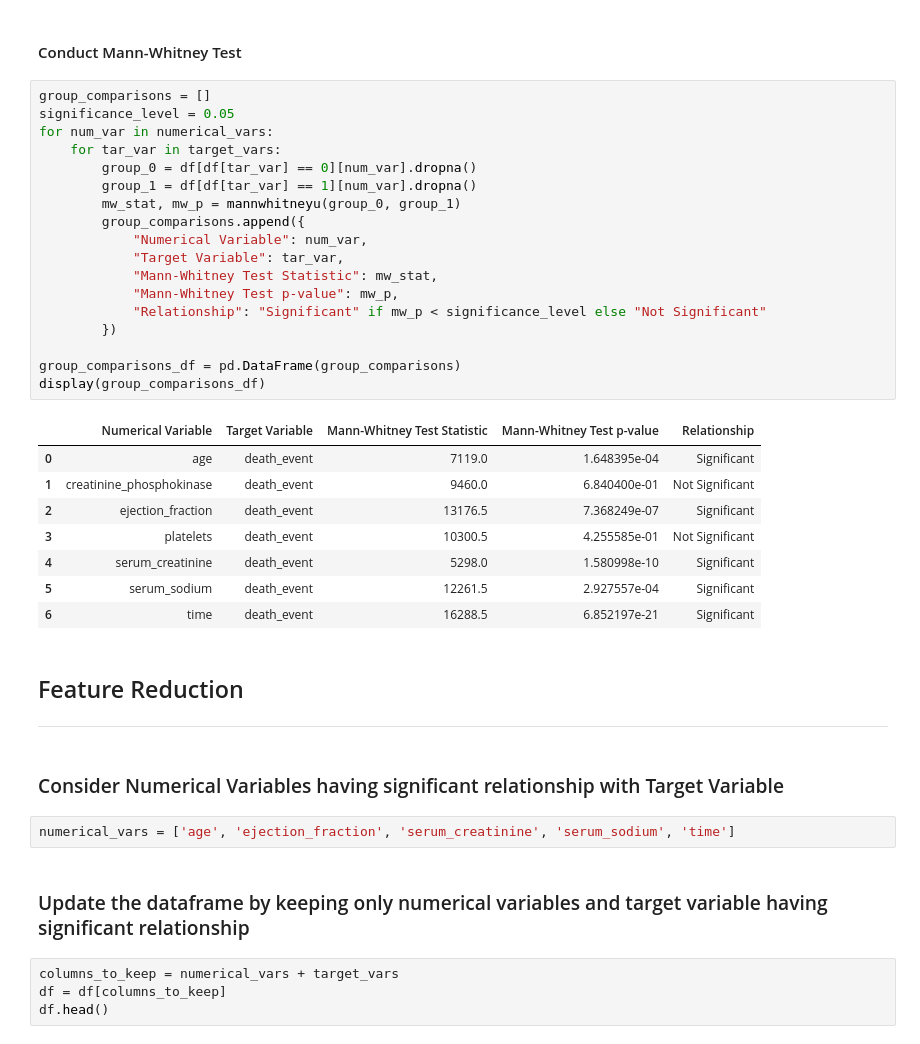
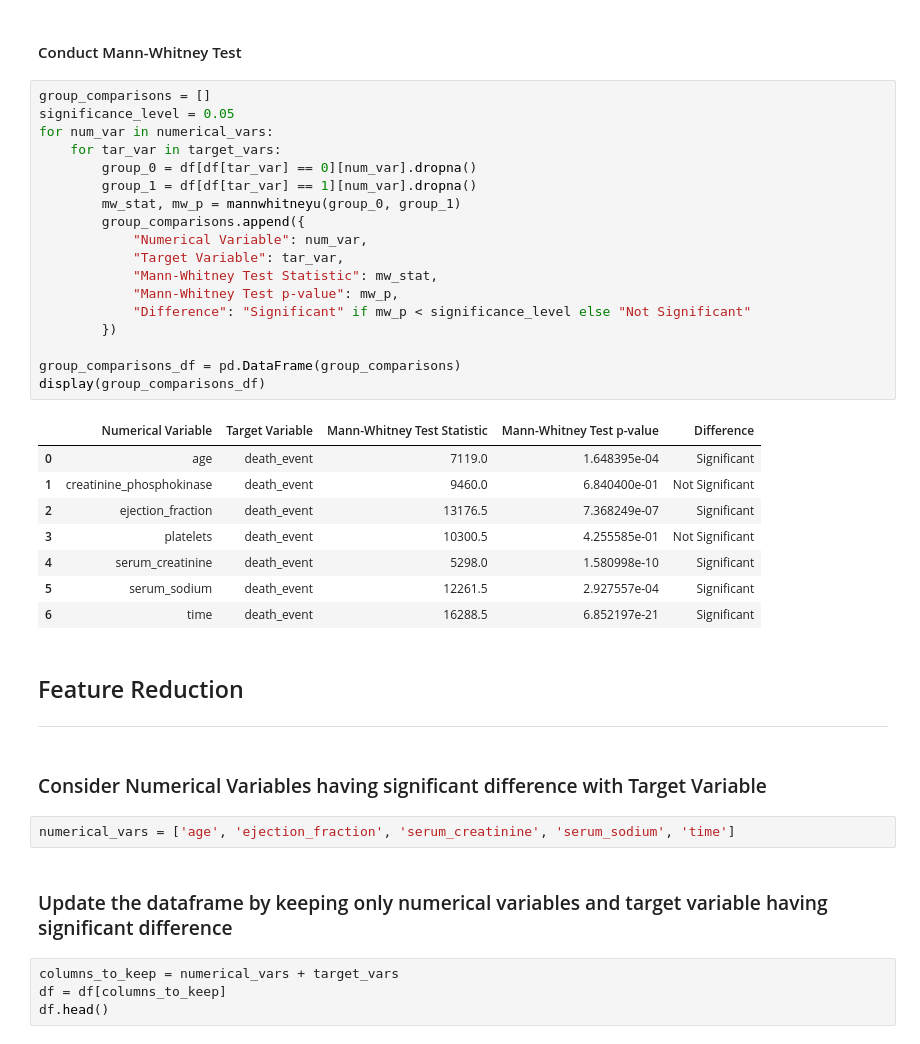
Before and after one commit to thisishasan/slda, a Jupyter notebook: code.ipynb, the cells around one changed output. Drawn from its saved outputs; the diff is of its cells as text.

```diff
--- a/code.ipynb
+++ b/code.ipynb
@@ -365,23 +365,23 @@ display(categorical_associations_df)
 # %%
 group_comparisons = []
 significance_level = 0.05
 for num_var in numerical_vars:
     for tar_var in target_vars:
         group_0 = df[df[tar_var] == 0][num_var].dropna()
         group_1 = df[df[tar_var] == 1][num_var].dropna()
         mw_stat, mw_p = mannwhitneyu(group_0, group_1)
         group_comparisons.append({
             "Numerical Variable": num_var,
             "Target Variable": tar_var,
             "Mann-Whitney Test Statistic": mw_stat,
             "Mann-Whitney Test p-value": mw_p,
-            "Relationship": "Significant" if mw_p < significance_level else "Not Significant"
+            "Difference": "Significant" if mw_p < significance_level else "Not Significant"
         })
 
 group_comparisons_df = pd.DataFrame(group_comparisons)
 display(group_comparisons_df)
 # %% [output]
-|  | Numerical Variable | Target Variable | Mann-Whitney Test Statistic | Mann-Whitney Test p-value | Relationship |
+|  | Numerical Variable | Target Variable | Mann-Whitney Test Statistic | Mann-Whitney Test p-value | Difference |
 | 0 | age | death_event | 7119.0 | 1.648395e-04 | Significant |
 | 1 | creatinine_phosphokinase | death_event | 9460.0 | 6.840400e-01 | Not Significant |
 | 2 | ejection_fraction | death_event | 13176.5 | 7.368249e-07 | Significant |
@@ -394,11 +394,11 @@ display(group_comparisons_df)
 
 ---
 # %% [markdown]
-### Consider Numerical Variables having significant relationship with Target Variable
+### Consider Numerical Variables having significant difference with Target Variable
 # %%
 numerical_vars = ['age', 'ejection_fraction', 'serum_creatinine', 'serum_sodium', 'time']
 # %% [markdown]
-### Update the dataframe by keeping only numerical variables and target variable having significant relationship
+### Update the dataframe by keeping only numerical variables and target variable having significant difference
 # %%
 columns_to_keep = numerical_vars + target_vars
 df = df[columns_to_keep]
```
Also changed, not shown: parts of 1 cell of this notebook.
